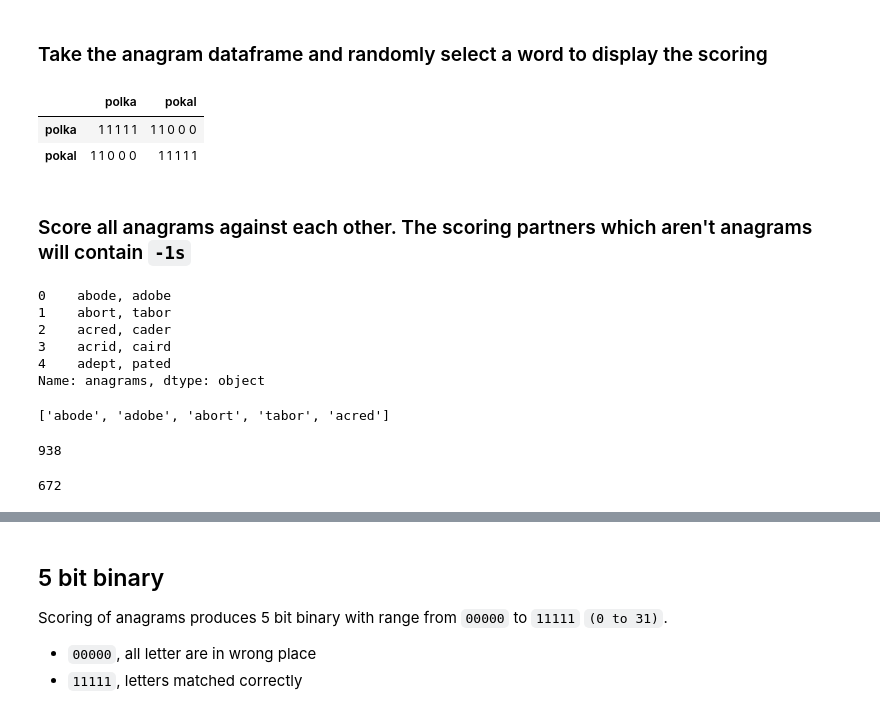
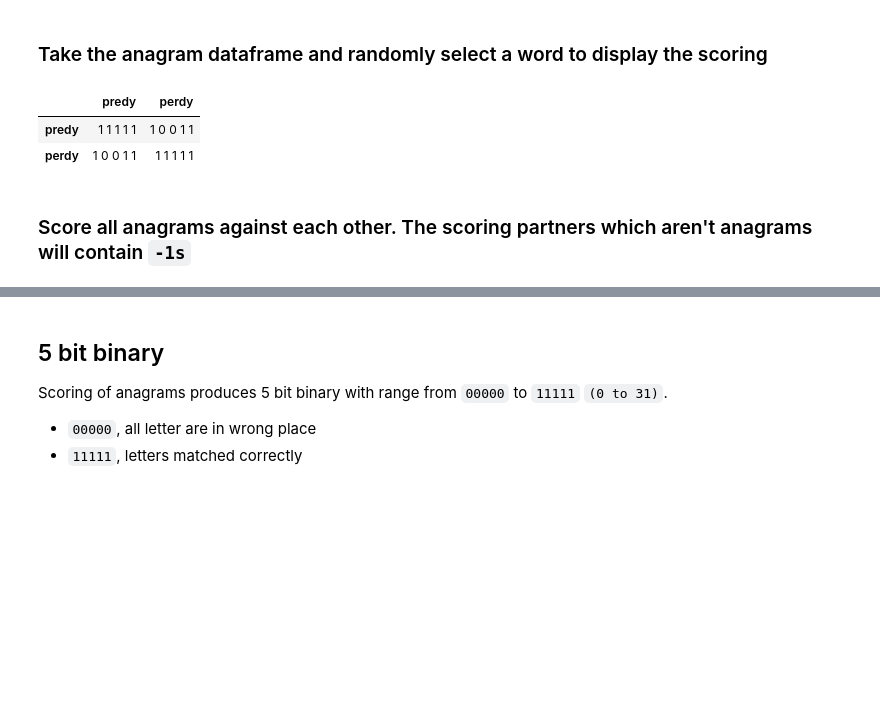
Before and after one commit to jgriffi/wordle_best_two_guess_opener, a Jupyter notebook: information_content_anagrams.ipynb, the cells around one changed output, grey strips where cells are left out. Saved outputs shown, nothing was run; the diff lists cells and outputs as text; code cells hidden in the pictures; blank space fills up the shorter version.

```diff
--- a/information_content_anagrams.ipynb
+++ b/information_content_anagrams.ipynb
@@ -366,48 +348,12 @@ df3
 # %% [markdown]
 ### Take the anagram dataframe and randomly select a word to display the scoring
 # %%
-def anagram_entropy(dataf):
-    rnd_indx = random.sample(population=dataf.index.tolist(), k=1)
-    anagrams_words = dataf["anagrams"].iloc[rnd_indx[0]].split(", ")
-    num_guesses = len(anagrams_words)
-    data = []
-    counter = 0
-
-    while counter < num_guesses:
-        for word in anagrams_words:
-            guess = anagrams_words[counter]
-            combo_guess_word = zip(guess, word)
-            scores = np.zeros(5, dtype=np.int8)
-            for x, (i, j) in enumerate(combo_guess_word):
-                if i == j:
-                    scores[x] = 1
-                elif i != j and j in word:
-                    scores[x] = 0
-                else:
-                    scores[x] = -1
-            data.append(re.sub(r"[\[\]]", "", str(scores)).replace("\n", ","))
-        counter += 1
-
-    # Every num_guesses in data represents the next guess word scored against the challenge word
-    # so we can reshape data to be a num_guesses x num_guesses array
-    return pd.DataFrame(np.array(data).reshape(num_guesses, num_guesses),
-                        columns=anagrams_words,
-                        index=anagrams_words)
-
-anagram_scoring_df = anagram_entropy(anagrams)
+# show score for random anagrams
+anagram_scoring_df = anagram_scoring(anagrams)
 anagram_scoring_df
 # %% [output]
-|  | polka | pokal |
-| polka | 1 1 1 1 1 | 1 1 0 0 0 |
-| pokal | 1 1 0 0 0 | 1 1 1 1 1 |
+|  | predy | perdy |
+| predy | 1 1 1 1 1 | 1 0 0 1 1 |
+| perdy | 1 0 0 1 1 | 1 1 1 1 1 |
 # %% [markdown]
 ### Score all anagrams against each other. The scoring partners which aren't anagrams will contain `-1s`
-# %%
-anagrams["anagrams"].iloc[:5]
-# %% [output]
-0    abode, adobe
-1    abort, tabor
-2    acred, cader
-3    acrid, caird
-4    adept, pated
-Name: anagrams, dtype: object
@@ -421,14 +359,0 @@ some_anagrams = [grams.split(", ") for grams in anagrams["anagrams"]]
-# %%
-grammys = [gram for subgram in some_anagrams for gram in subgram]
-grammys[:5]
-# %% [output]
-['abode', 'adobe', 'abort', 'tabor', 'acred']
-# %%
-len(grammys)
-# %% [output]
-938
-# %%
-# ensure unique words
-len(set(grammys))
-# %% [output]
-672
```
Also changed, not shown: parts of 34 cells of this notebook, 2 other files.
